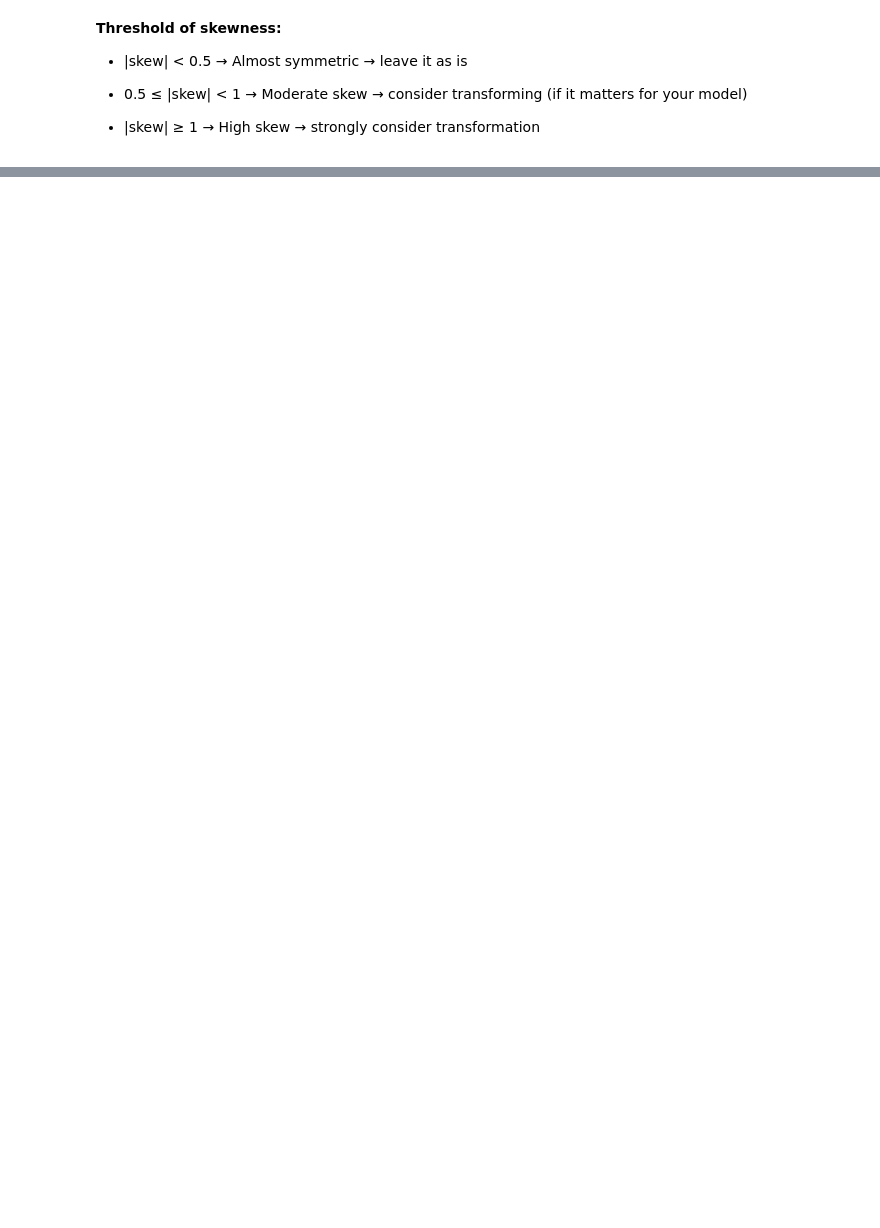
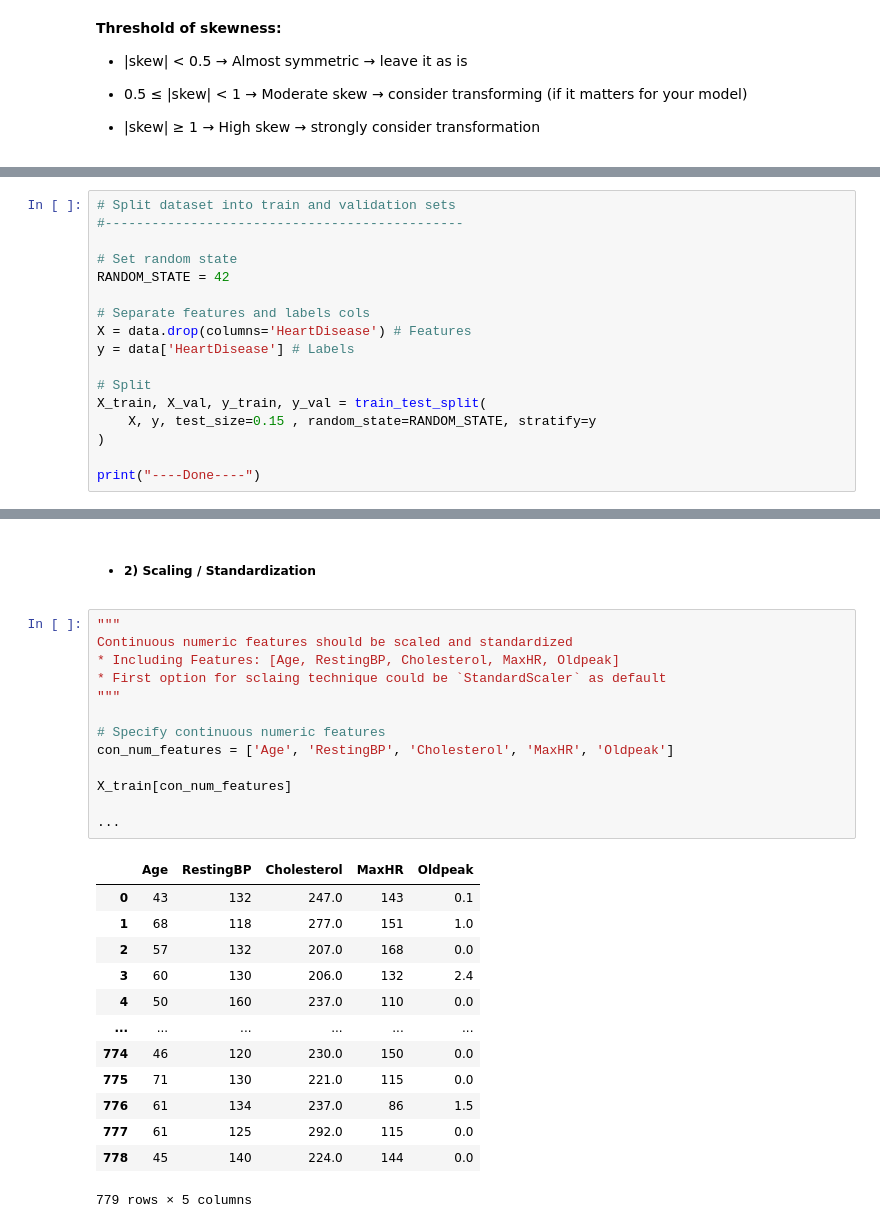
Before and after one commit to Nimaabediforud/Heart-Disease-Prediction, a Jupyter notebook: Notebooks/HDP-ML.ipynb, the cells around one changed output, grey strips where cells are left out. Drawn from its saved outputs; the diff is of its cells as text; blank space fills up the shorter version.

```diff
--- a/Notebooks/HDP-ML.ipynb
+++ b/Notebooks/HDP-ML.ipynb
@@ -408,0 +425,17 @@ plt.show()
+# %%
+# Split dataset into train and validation sets
+#----------------------------------------------
+
+# Set random state
+RANDOM_STATE = 42
+
+# Separate features and labels cols
+X = data.drop(columns='HeartDisease') # Features
+y = data['HeartDisease'] # Labels
+
+# Split
+X_train, X_val, y_train, y_val = train_test_split(
+    X, y, test_size=0.15 , random_state=RANDOM_STATE, stratify=y
+)
+
+print("----Done----")
@@ -408,0 +577,29 @@ plt.show()
+# %% [markdown]
+- ##### 2) Scaling / Standardization
+# %%
+"""
+Continuous numeric features should be scaled and standardized
+* Including Features: [Age, RestingBP, Cholesterol, MaxHR, Oldpeak]
+* First option for sclaing technique could be `StandardScaler` as default
+"""
+
+# Specify continuous numeric features
+con_num_features = ['Age', 'RestingBP', 'Cholesterol', 'MaxHR', 'Oldpeak']
+
+X_train[con_num_features]
+
+...
+# %% [output]
+|  | Age | RestingBP | Cholesterol | MaxHR | Oldpeak |
+| 0 | 43 | 132 | 247.0 | 143 | 0.1 |
+| 1 | 68 | 118 | 277.0 | 151 | 1.0 |
+| 2 | 57 | 132 | 207.0 | 168 | 0.0 |
+| 3 | 60 | 130 | 206.0 | 132 | 2.4 |
+| 4 | 50 | 160 | 237.0 | 110 | 0.0 |
+| ... | ... | ... | ... | ... | ... |
+| 774 | 46 | 120 | 230.0 | 150 | 0.0 |
+| 775 | 71 | 130 | 221.0 | 115 | 0.0 |
+| 776 | 61 | 134 | 237.0 | 86 | 1.5 |
+| 777 | 61 | 125 | 292.0 | 115 | 0.0 |
+| 778 | 45 | 140 | 224.0 | 144 | 0.0 |
+779 rows × 5 columns
```
Also changed, not shown: parts of 21 cells of this notebook, 1 other file.
